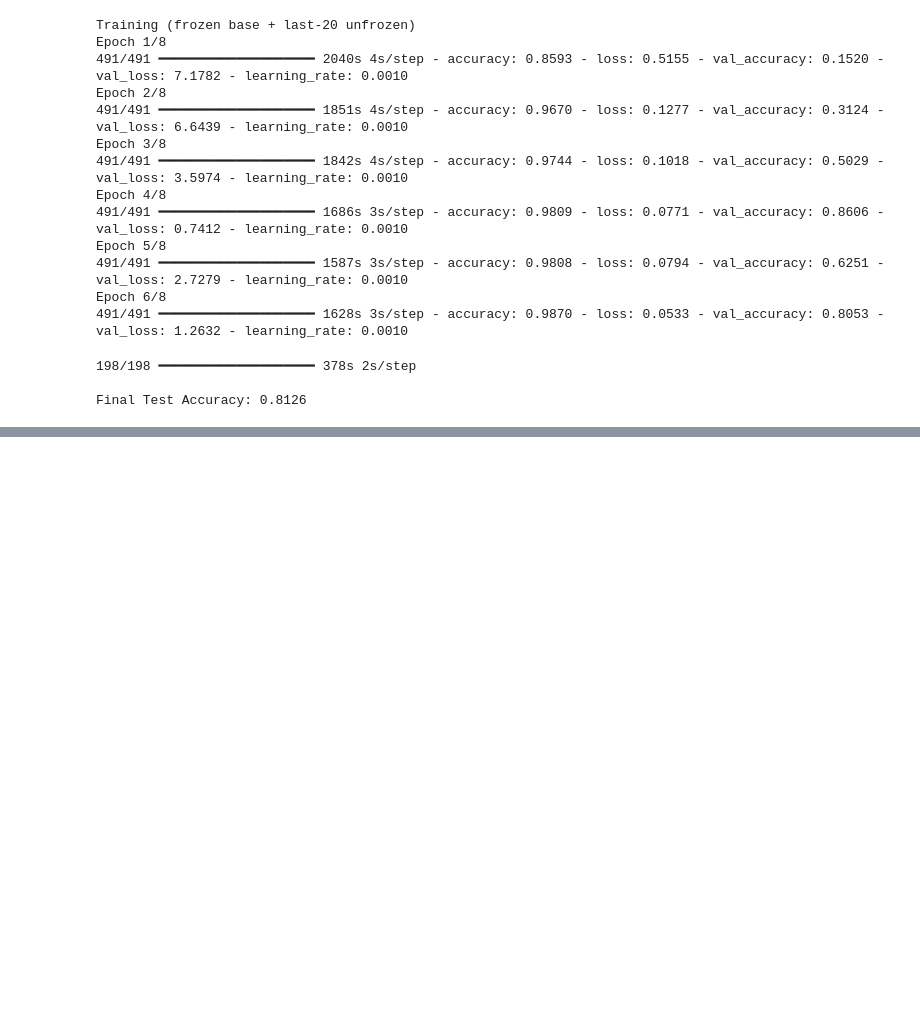
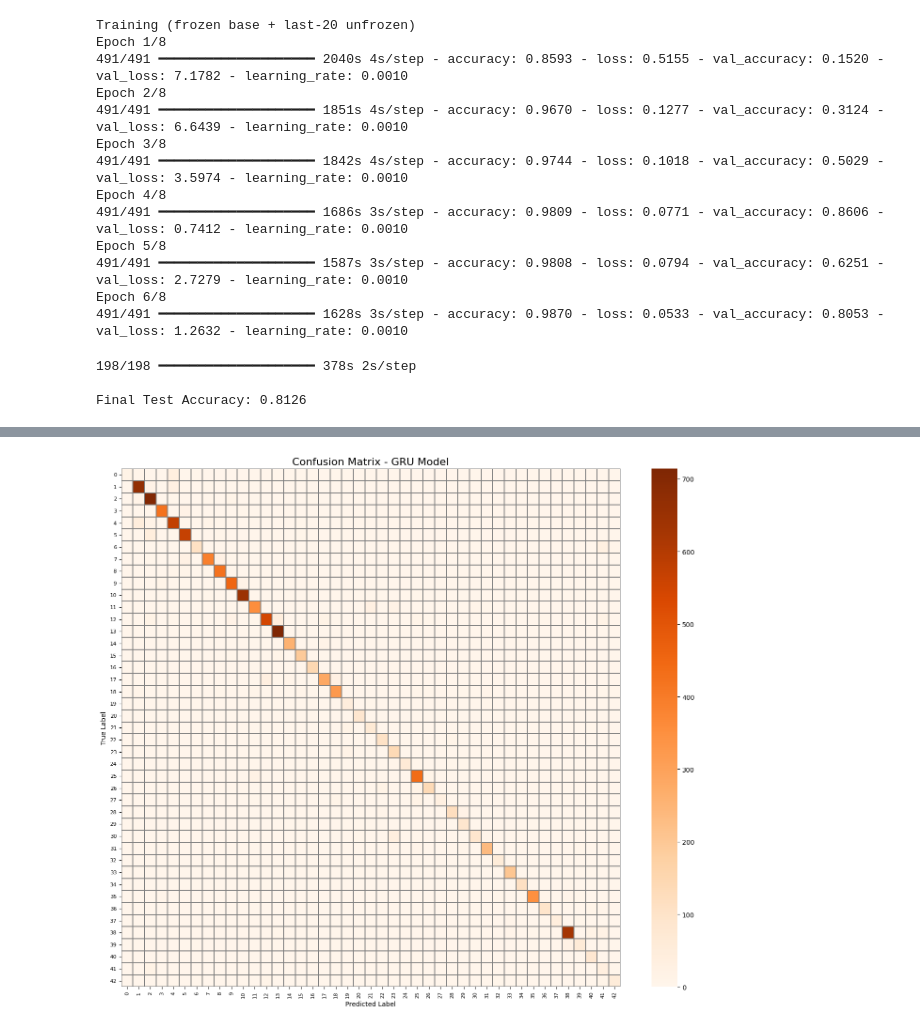
Before and after one commit to Engshadow/Autonomous-Vehicle-Perception-Module, a Jupyter notebook: Project.ipynb, the cells around one changed output, grey strips where cells are left out. Saved outputs shown, nothing was run; the diff lists cells and outputs as text; code cells hidden in the pictures; blank space fills up the shorter version.

```diff
--- a/Project.ipynb
+++ b/Project.ipynb
@@ -1180,3 +1180,11 @@ model.save("mobilenet_results/mobilenet_traffic.keras")
 np.save( "mobilenet_results/y_pred_mobilenet.npy", y_pred)
 np.save( "mobilenet_results/y_pred_probs_mobilenet.npy", y_pred_probs)
 np.save( "mobilenet_results/y_true_mobilenet.npy", y_true)
+# %%
+def prepare_data_for_gru(images):
+
+    return images.reshape(images.shape[0], images.shape[1], -1)
+
+x_train_gru = prepare_data_for_gru(x_train_img)
+x_val_gru   = prepare_data_for_gru(x_val_img)
+x_test_gru  = prepare_data_for_gru(x_test_img)
@@ -1182,0 +1264,4 @@ np.save( "mobilenet_results/y_true_mobilenet.npy", y_true)
+# %%
+plot_confusion(y_test, y_pred_gru, "Confusion Matrix - GRU Model")
+# %% [output]
+[figure, added]
```
Also changed, not shown: parts of 6 cells of this notebook.
